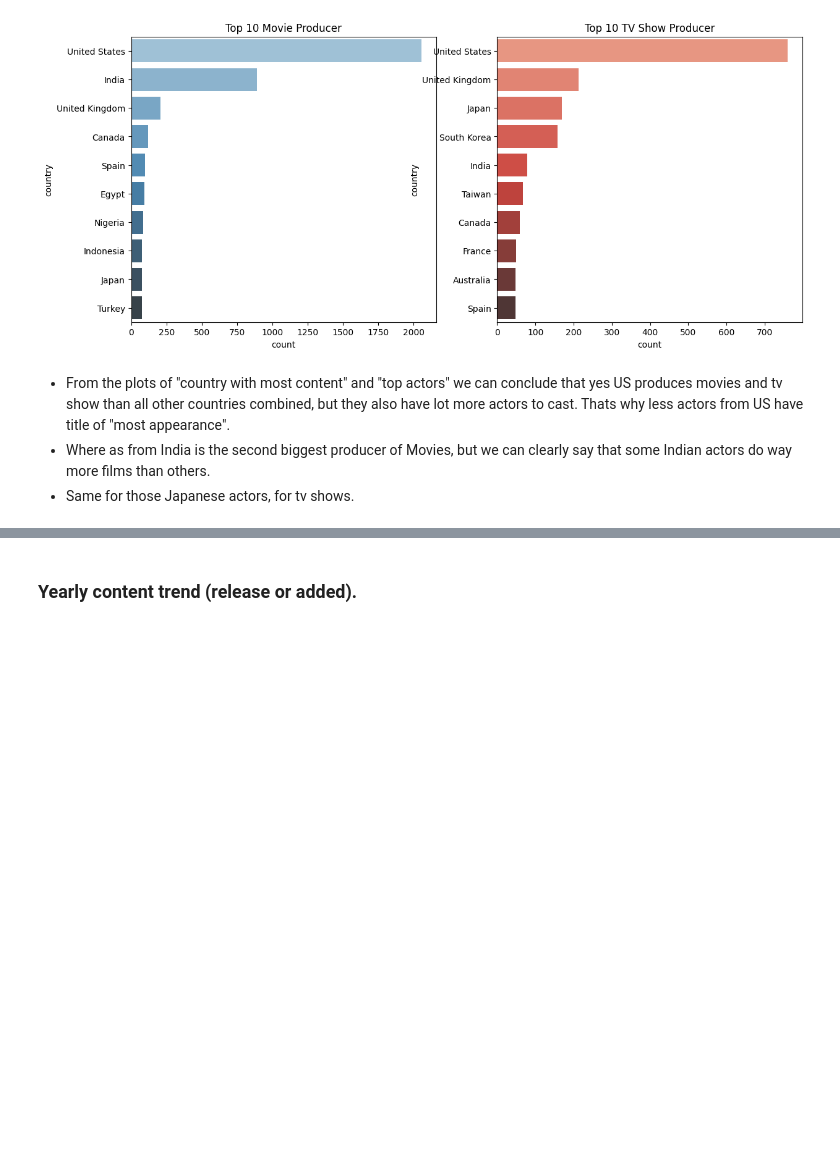
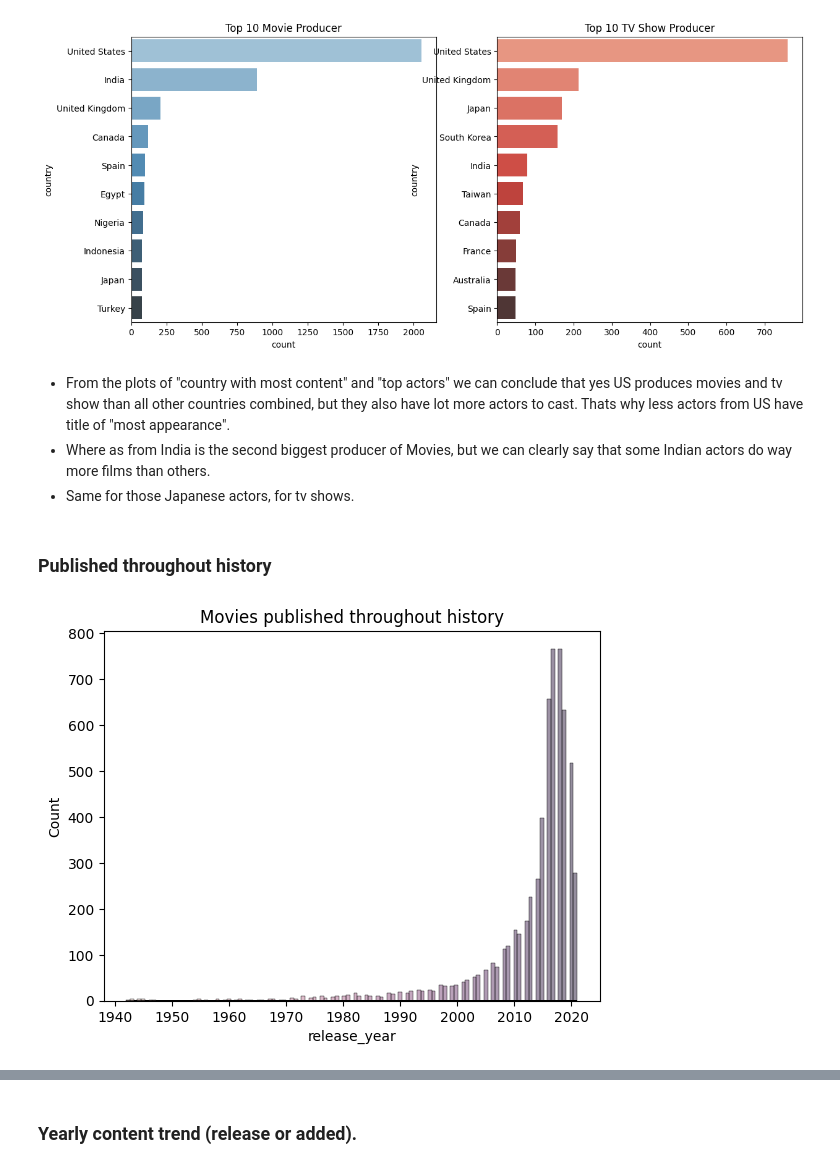
Before and after one commit to abhisheksinha27x/Data-Analysis-Projects, a Jupyter notebook: netflix/main.ipynb, the cells around one changed output, grey strips where cells are left out. Saved outputs shown, nothing was run; the diff lists cells and outputs as text; code cells hidden in the pictures; blank space fills up the shorter version.

Commit message:
released per year histplot

```diff
--- a/netflix/main.ipynb
+++ b/netflix/main.ipynb
@@ -267,3 +267,11 @@ sns.barplot(tvshow_origin, x='count', y='country', hue='country', ax=ax[1], pale
 - From the plots of "country with most content" and "top actors" we can conclude that yes US produces movies and tv show than all other countries combined, but they also have lot more actors to cast. Thats why less actors from US have title of "most appearance".
 - Where as from India is the second biggest producer of Movies, but we can clearly say that some Indian actors do way more films than others.
 - Same for those Japanese actors, for tv shows.
+# %% [markdown]
+### Published throughout history
+# %%
+sns.histplot(netflix_movie, x='release_year', hue='release_year', legend=False)
+plt.title("Movies published throughout history")
+plt.show()
+# %% [output]
+[figure, added]
```
Also changed, not shown: parts of 1 cell of this notebook.
